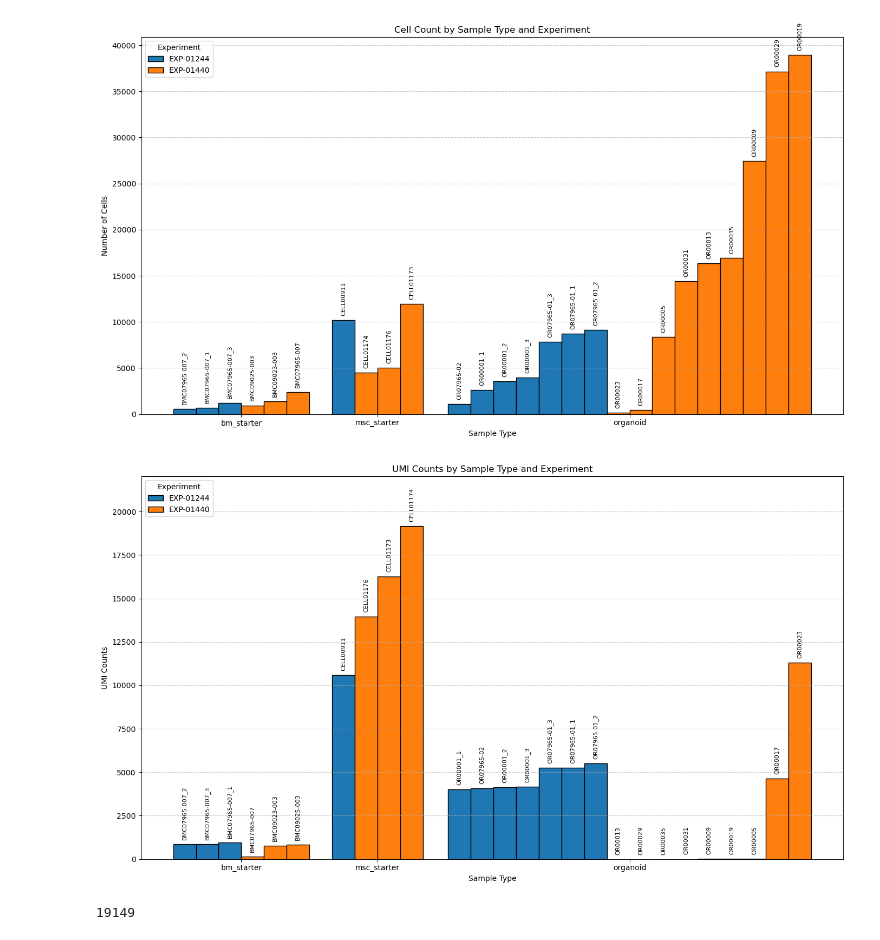
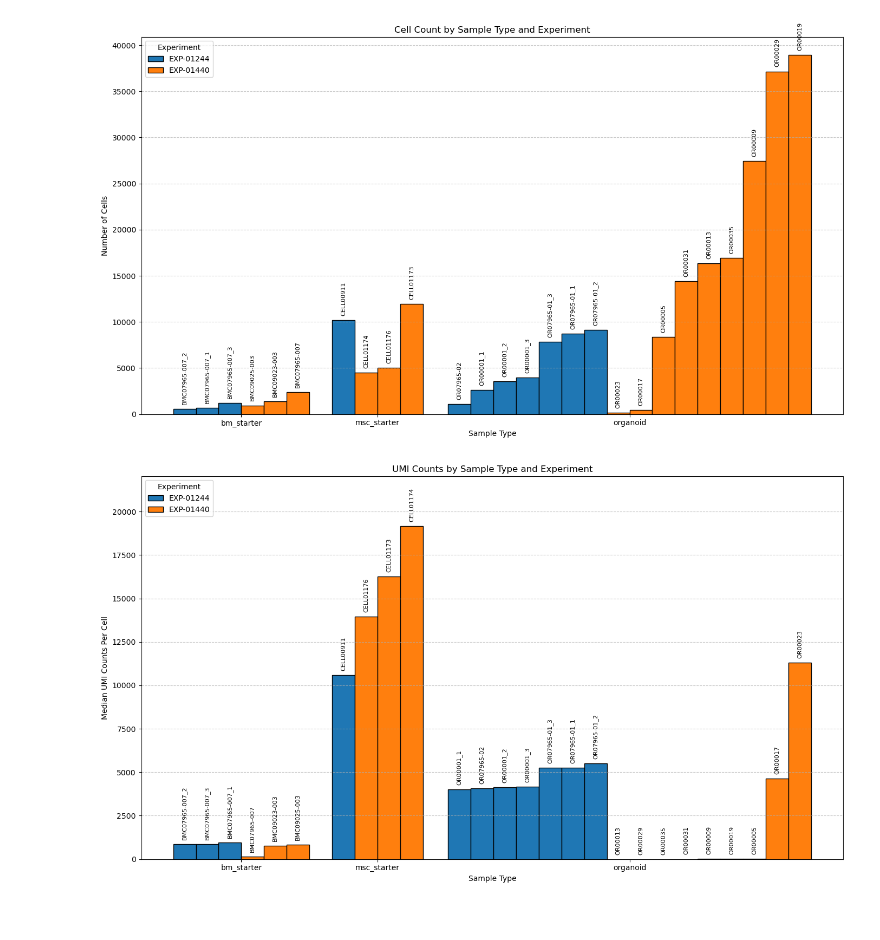
Before and after one commit to kevin-lee-aifi/mm_bm_chip_organoids, a Jupyter notebook: cr_qc.ipynb, the cells around one changed output. Drawn from its saved outputs; the diff is of its cells as text; code cells hidden in the pictures.

```diff
--- a/cr_qc.ipynb
+++ b/cr_qc.ipynb
@@ -212,36 +225,32 @@ for bar in bars_info:
 
     # Update legend handle if needed
     if legend_handles[bar['experiment']] is None:
         legend_handles[bar['experiment']] = bar_obj[0]
 
     # Add sample name annotation
     ax.text(x_pos, height + 250, bar['sample_name'],
             ha='center', va='bottom', rotation=90, fontsize=8)
 
 # Set the x-axis ticks and labels
 ax.set_xticks(group_positions)
 ax.set_xticklabels(sample_types)
 
 # Add labels and title
 plt.xlabel('Sample Type')
-plt.ylabel('UMI Counts')
+plt.ylabel('Median UMI Counts Per Cell')
 plt.title('UMI Counts by Sample Type and Experiment')
 
 ax.set_ylim(0, max(df['Median UMI counts per cell']) * 1.15)
 
 # Add a legend for the experiments
 plt.legend(legend_handles.values(), legend_handles.keys(),
            title='Experiment', loc='upper left')
 
 # Add grid for the y-axis
 plt.grid(axis='y', linestyle='--', alpha=0.7)
 
 # Adjust layout and display the plot
 plt.tight_layout()
 plt.show()
 # %% [output]
-[figure, old version]
+[figure, new version]
-# %%
-max(df['Median UMI counts per cell'])
-# %% [output]
-19149
```
Also changed, not shown: parts of 1 cell of this notebook, 7 other files.
